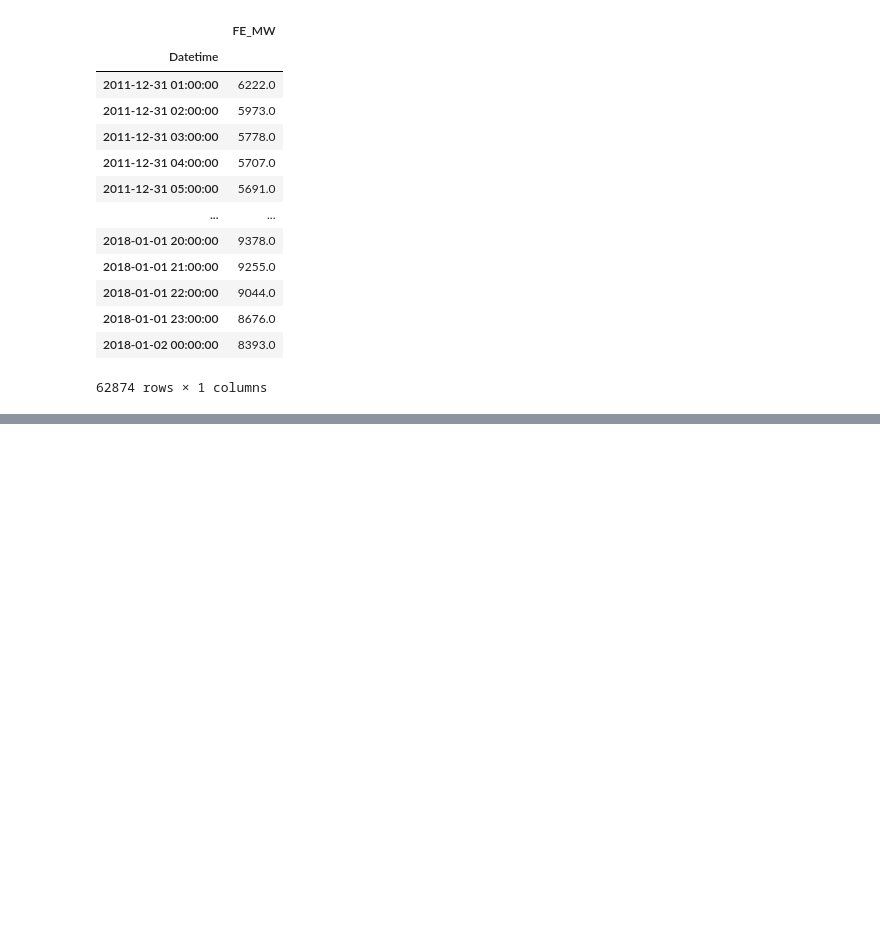
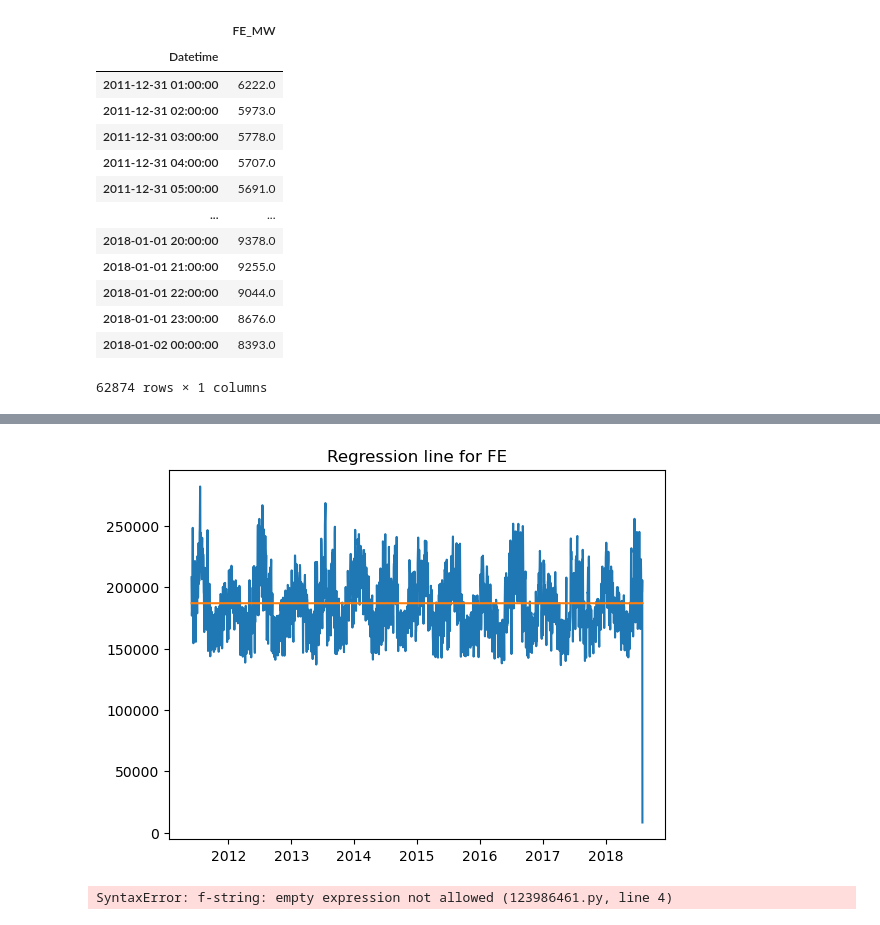
Before and after one commit to lukejjacobs/PJM-Energy-Consumption--Stock-Data, a Jupyter notebook: Energy_AI.ipynb, the cells around one changed output, grey strips where cells are left out. Cells and saved outputs as stored; diff of their text form; code cells hidden in the pictures; blank space fills up the shorter version.

```diff
--- a/Energy_AI.ipynb
+++ b/Energy_AI.ipynb
@@ -63,3 +66,7 @@ dfs_plots = {company: dfs[company].hvplot.line(x = 'index',
 dfs_plots['FE']
 # %% [output]
 [interactive output not drawn]
+# %%
+# making datetime into days
+resampled = {company: dfs[company].resample('D').sum() for company in companies}
+resampled['FE']
@@ -65,0 +98,25 @@ dfs_plots['FE']
+# %%
+# curve fitting to get our line
+import numpy as np
+import matplotlib.pyplot as plt
+from scipy.optimize import curve_fit
+
+# have to make our function for sinusoidal regression
+def sine(x, a, b, c, d):
+    return a * np.sin(b * (x - c)) + d
+
+# make dict
+plot_data = {}
+
+for company in companies:
+
+    # make data into time stamps
+    timestamp = [time.timestamp() for time in resampled[company].index]
+
+    # gets values need for regression
+    popt, cov = curve_fit(sine, timestamp, resampled[company][f'{company}_MW'])
+    print(popt)
+    # store variables for future
+    plot_data[company] = sine(timestamp, *popt)
+
+plot_data['FE']
@@ -65,0 +137,13 @@ dfs_plots['FE']
+# %%
+# make defition for plots
+
+def regression_plot_maker(company):
+    fig, ax = plt.subplots()
+    ax.plot(resampled[company].index, resampled[company])
+    ax.plot(resampled[company].index, plot_data[company])
+    ax.set_title(f'Regression line for {company}')
+    return plt.show()
+# %%
+regression_plot_maker('FE')
+# %% [output]
+[figure, added]
@@ -65,0 +153,7 @@ dfs_plots['FE']
+# %%
+# adding in open weather and adding max and min temp
+from api_keys import open_weather
+
+geoapi = f'https://api.openweathermap.org/data/3.0/onecall?lat=40.4406&lon={79.9959}&exclude=&appid={open_weather}'
+# %% [output]
+SyntaxError: f-string: empty expression not allowed (123986461.py, line 4)
```
Also changed, not shown: parts of 11 cells of this notebook, 1 other file.
